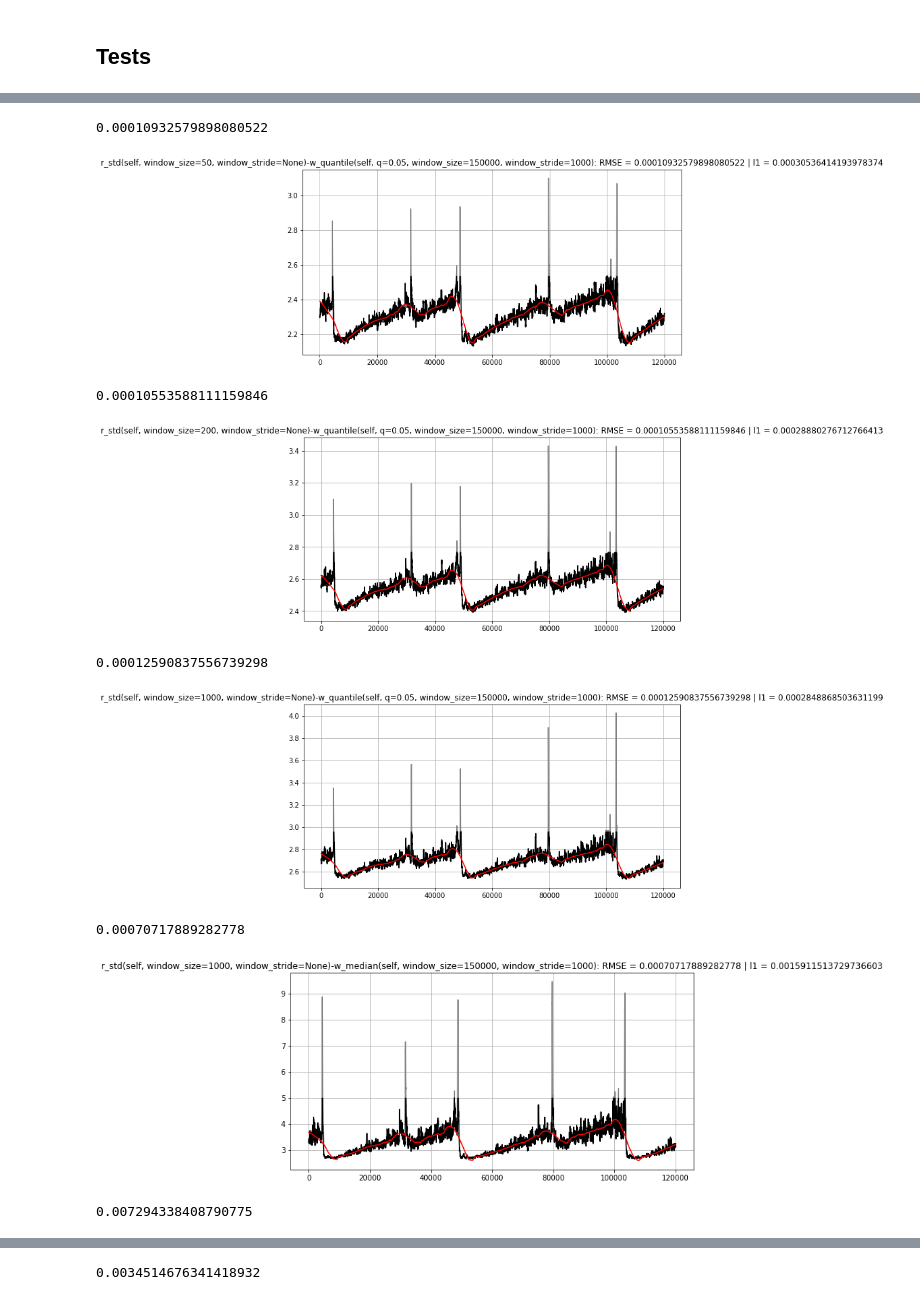
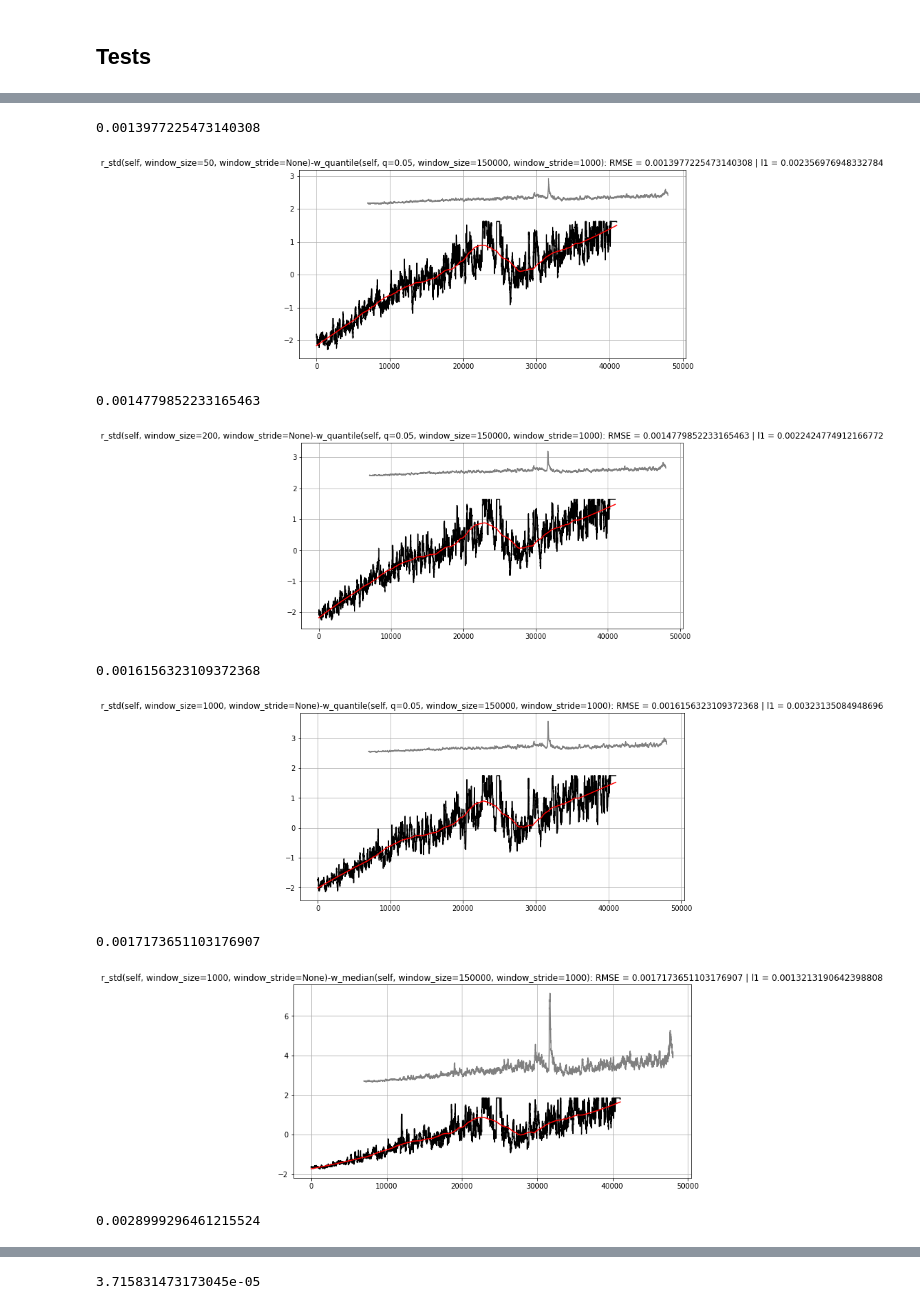
Before and after one commit to SIakovlev/LANL-Earthquake, a Jupyter notebook: src/drafts/feature_goodness_estimation.ipynb, the cells around one changed output, grey strips where cells are left out. Drawn from its saved outputs; the diff is of its cells as text; code cells hidden in the pictures.

```diff
--- a/src/drafts/feature_goodness_estimation.ipynb
+++ b/src/drafts/feature_goodness_estimation.ipynb
@@ -11,9 +11,9 @@ df = pd.read_hdf('../../data/original/train_processed_e1.h5', key='table')
 # %%
 cols = df.columns
 # %%
-num_samples = int(1.2e5)
-signal = df[cols[0]].iloc[:num_samples]
-ttf = df[cols[-1]].iloc[:num_samples]
+num_samples = int(0.48e5)
+signal = df[cols[0]].iloc[7000:num_samples]
+ttf = df[cols[-1]].iloc[7000:num_samples]
 
 plt.figure(figsize=(10,5))
 plt.plot(signal)
@@ -131,34 +130,34 @@ for sig in (sin_sig_0, sin_sig_1, sin_sig_2):
 # %%
 for col in df.columns:
-    sig = df[col].iloc[:num_samples]
-    thresh = np.quantile(sig, q=0.99)
+    sig = df[col].iloc[7000:num_samples]
+    thresh = np.quantile(sig, q=0.95)
     signal_clipped = np.clip(sig, a_min=0, a_max=thresh)
     scaler = StandardScaler()
     scaler.fit(signal_clipped.values.astype('float').reshape(-1,1))
     signal_clip_normed = scaler.transform(signal_clipped.values.astype('float').reshape(-1,1)).squeeze()
-    signal_clip_normed = signal_clipped
+#     signal_clip_normed = signal_clipped
 
 
     signal_clip_normed_smooth = savgol_filter(signal_clip_normed, window_length=10001, polyorder=2)
     rmse = np.linalg.norm(signal_clip_normed - signal_clip_normed_smooth) / num_samples
     l1 = np.abs(np.sum(signal_clip_normed - signal_clip_normed_smooth)) / num_samples
 
     print(rmse)
     plt.figure(figsize=(10,5))
     plt.plot(sig, 'gray')
     plt.plot(signal_clip_normed, 'k')
     plt.plot(signal_clip_normed_smooth, 'r')
     plt.grid()
     plt.title(col + ": RMSE = " +str(rmse) + ' | l1 = ' + str(l1))
 
     plt.show()
 # %% [output]
-0.00010932579898080522
+0.0013977225473140308
-[figure, old version]
+[figure, new version]
-0.00010553588111159846
+0.0014779852233165463
-[figure, old version]
+[figure, new version]
-0.00012590837556739298
+0.0016156323109372368
-[figure, old version]
+[figure, new version]
-0.00070717889282778
+0.0017173651103176907
-[figure, old version]
+[figure, new version]
-0.007294338408790775
+0.0028999296461215524
@@ -166 +165 @@ for col in df.columns:
-0.0034514676341418932
+3.715831473173045e-05
```
Also changed, not shown: parts of 8 cells of this notebook.
